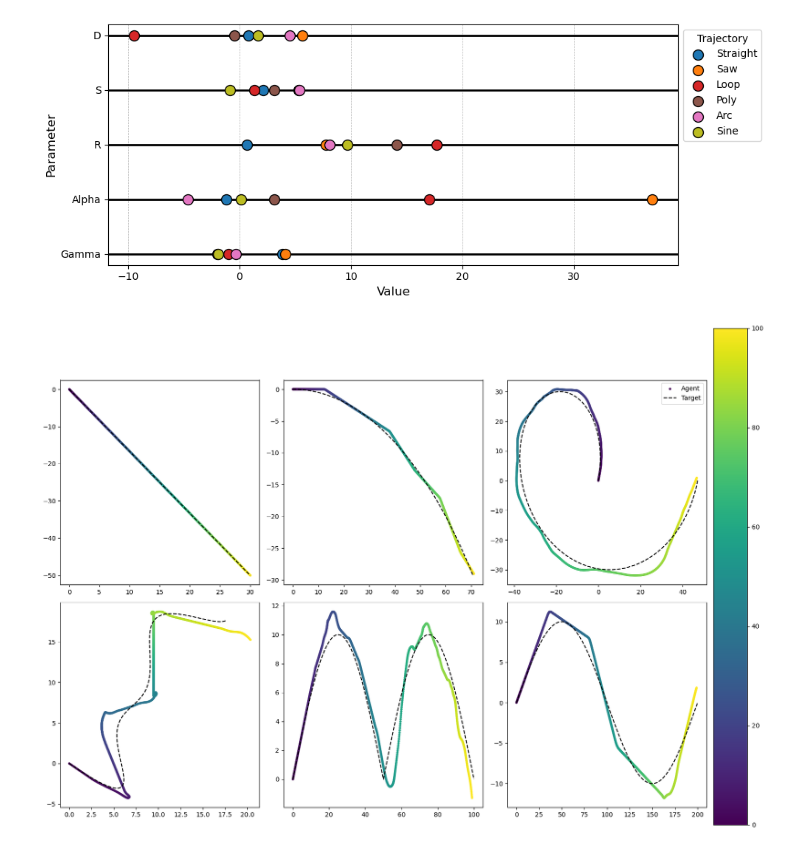
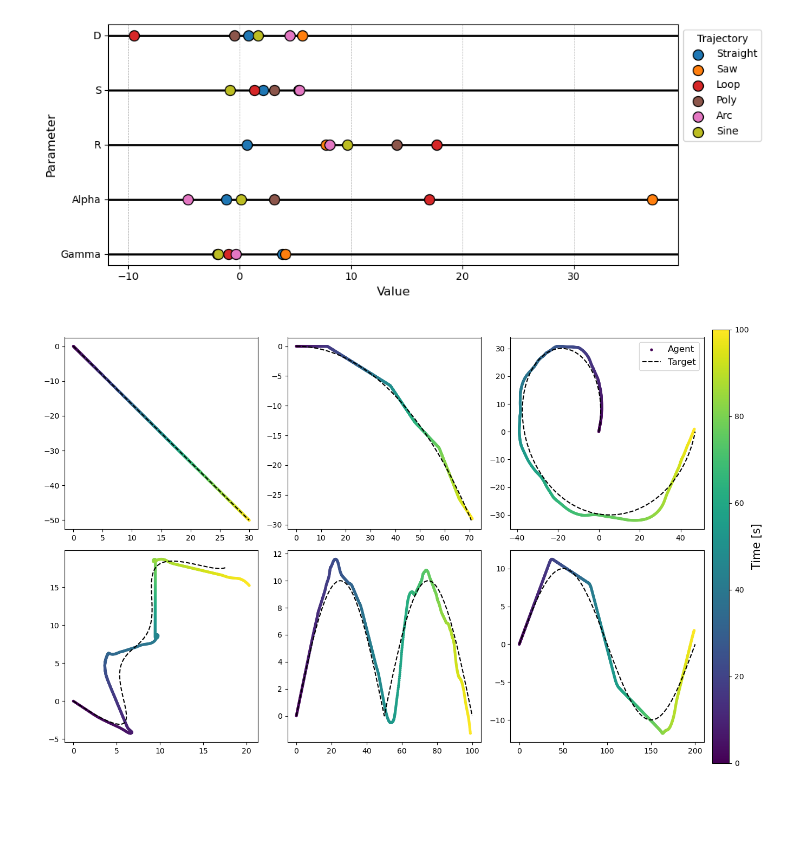
Before and after one commit to Adam-Boesky/RL_CMAES, a Jupyter notebook: Analysis/analysis.ipynb, the cells around one changed output. Drawn from its saved outputs; the diff is of its cells as text; code cells hidden in the pictures; blank space fills up the shorter version.

Commit message:
Pushing plot

```diff
--- a/Analysis/analysis.ipynb
+++ b/Analysis/analysis.ipynb
@@ -65,25 +65,27 @@ plt.show()
 # %% [output]
 [figure]
 # %%
-fig, axes = plt.subplots(2, 3, figsize=(15, 10))
+fig, axes = plt.subplots(2, 3, figsize=(12.5, 8))
 
 traj_names = ['straight', 'arc', 'loop', 'poly', 'sawtooth', 'sine']
 for i, ax in enumerate(axes.flatten()):
     ax = plot_results_with_params(traj_names[i], ax=ax)
     ax.grid(False)
     ax.collections[0].colorbar.remove()
 
     if i != 2:
         ax.legend().remove()
+    else:
+        ax.legend(fontsize=12)
 
 plt.tight_layout()
-
-cbar_ax = fig.add_axes([1.0, 0.0, 0.05, 1.1])
+cbar_ax = fig.add_axes([1.0, 0.0, 0.025, 1.0])
 norm = plt.Normalize(vmin=0, vmax=100)
 sm = plt.cm.ScalarMappable(cmap='viridis', norm=norm)
 sm.set_array([])
-fig.colorbar(sm, cax=cbar_ax)
+cbar = fig.colorbar(sm, cax=cbar_ax)
+cbar.set_label('Time [s]', fontsize=15)
 
 plt.show()
 # %% [output]
-[figure, old version]
+[figure, new version]
```
